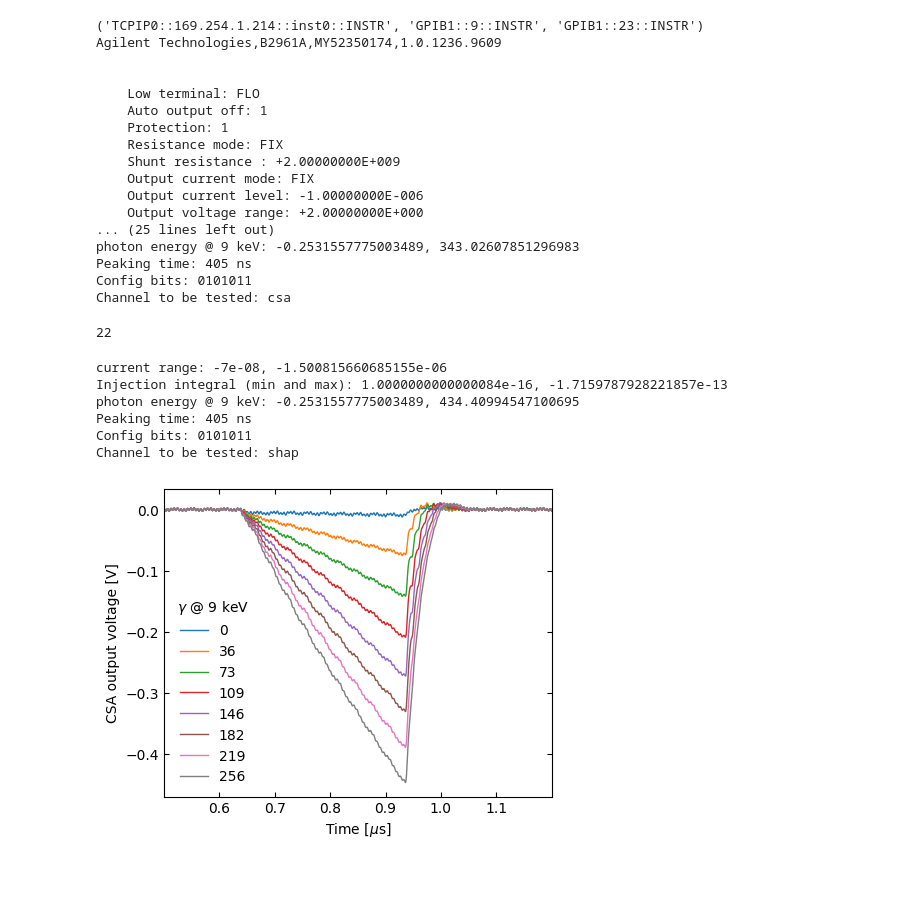
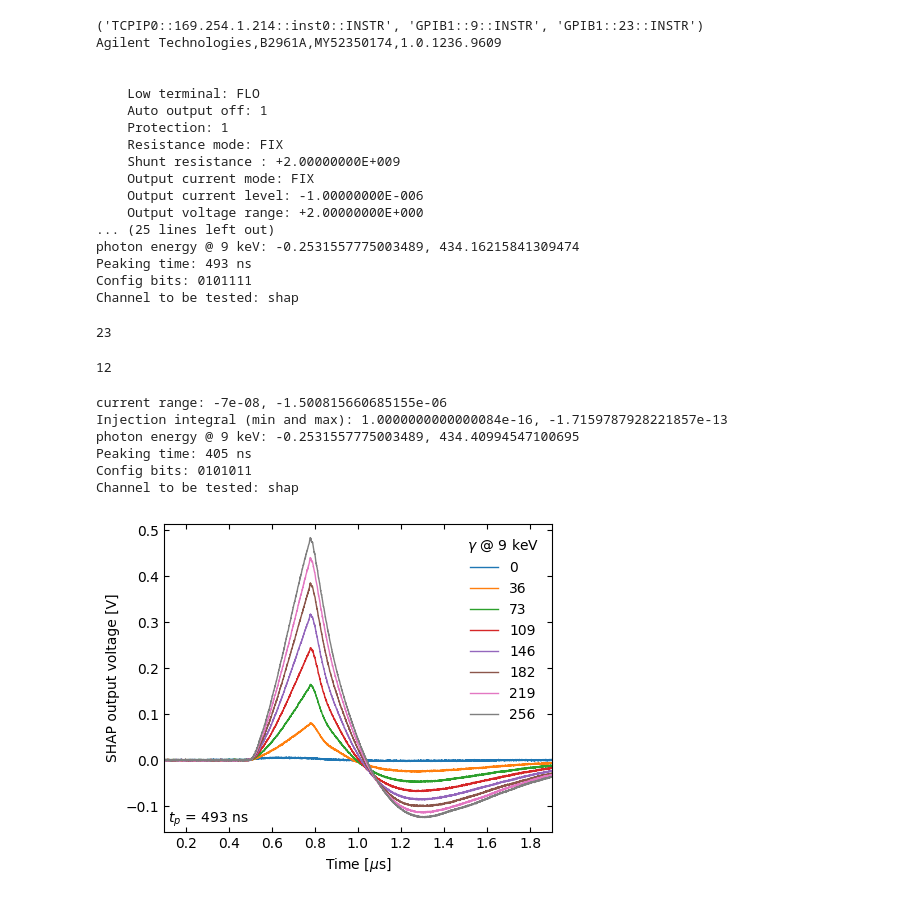
Before and after one commit to microlab-unibg/pFREYA_testbench_code, a Jupyter notebook: pFREYA_instrument_comms/transient.ipynb, the cells around one changed output. Drawn from its saved outputs; the diff is of its cells as text; code cells hidden in the pictures.

```diff
--- a/pFREYA_instrument_comms/transient.ipynb
+++ b/pFREYA_instrument_comms/transient.ipynb
@@ -7,7 +7,7 @@ from datetime import datetime
 import matplotlib.colors as mcolors
 
 import config
-config.config(channel='csa',lemo='none', n_steps=8,cfg_bits=[0,1,0,1,0,1,1], active_probes=False)
+config.config(channel='shap',lemo='none', n_steps=8,cfg_bits=[0,1,0,1,1,1,1], active_probes=False)
 # %% [output]
 ('TCPIP0::169.254.1.214::inst0::INSTR', 'GPIB1::9::INSTR', 'GPIB1::23::INSTR')
 Agilent Technologies,B2961A,MY52350174,1.0.1236.9609
@@ -22,14 +22,19 @@ Agilent Technologies,B2961A,MY52350174,1.0.1236.9609
     Output current level: -1.00000000E-006
     Output voltage range: +2.00000000E+000
 ... (25 lines left out)
-photon energy @ 9 keV: -0.2531557775003489, 343.02607851296983
-Peaking time: 405 ns
-Config bits: 0101011
-Channel to be tested: csa
+photon energy @ 9 keV: -0.2531557775003489, 434.16215841309474
+Peaking time: 493 ns
+Config bits: 0101111
+Channel to be tested: shap
 # %%
 #print(config.lecroy.query('C1:CRVA? HREL').split(',')[2])
-config.ps.write(':SOUR:CURR:LEV -1e-6')
+config.ps.write(':SOUR:CURR:LEV -.0e-6')
 # %% [output]
-22
+23
+# %%
+config.ps.write(':OUTP:STAT ON')
+config.pg.write(':OUTP2 OFF')
+# %% [output]
+12
 # %%
 # set proper time division for this analysis
@@ -89,37 +97,37 @@ Peaking time: 405 ns
 Config bits: 0101011
 Channel to be tested: shap
 # %%
-t_s = 500e-9 if config.channel_name == 'csa' else -100e-9
-t_e = 1200e-9 if config.channel_name == 'csa' else 1.8e-6
+t_s = 300e-9 if config.channel_name == 'csa' else -100e-9
+t_e = 900e-9 if config.channel_name == 'csa' else 1.8e-6
 sub_df = df[df['Time (s)'].between(t_s, t_e)]
 
 colours = list(mcolors.TABLEAU_COLORS.keys())
 fig, ax = plt.subplots()
 fig.set_figheight(4)
 fig.set_figwidth(5)
 for i, cl in enumerate(config.current_lev):
 	ax.plot(
 		sub_df[sub_df['Current level step'] == i]['Time (s)']*10**6 - t_s*10**6,
 		sub_df[sub_df['Current level step'] == i]['Amplitude (V)'],
 		'-', linewidth=1, color=colours[i])
 ax.set_xlabel('Time [$\\mu$s]')
 ax.set_ylabel(f'{channel_name.upper()} output voltage [V]')
 ax.tick_params(right=True, top=True, direction='in')
 ax.autoscale(enable=True, axis='x', tight=True)
 
 ax.legend(np.linspace(0,256,8).astype(int),
 		  title=f"$\\gamma$ @ {config.photon_energy} keV",
 		  frameon=False)
 if channel_name == 'shap':
 	ax.text(.01,.01,f'$t_p$ = {config.peaking_time} ns',ha='left',va='bottom',transform=ax.transAxes)
 
 if config.active_prbs:
 	str_type = 'active_prbs'
 else:
 	if gain < 3:
 		'LEMOLOW'
 	else:
 		'LEMOHIGH'
-plt.savefig(f'G:/My Drive/PHD/FALCON/measures/transient/{channel_name}/{channel_name}_{config.config_bits_str}_nominal_{str_type}_{datetime_str}.pdf',dpi=300)
+plt.savefig(f'G:/My Drive/PHD/FALCON/measures/transient/{channel_name}/{channel_name}_{config.config_bits_str}_nominal_{lemo_name}_{datetime_str}.pdf',dpi=300)
 # %% [output]
-[figure, old version]
+[figure, new version]
```
Also changed, not shown: parts of 1 cell of this notebook, 9 other files.
